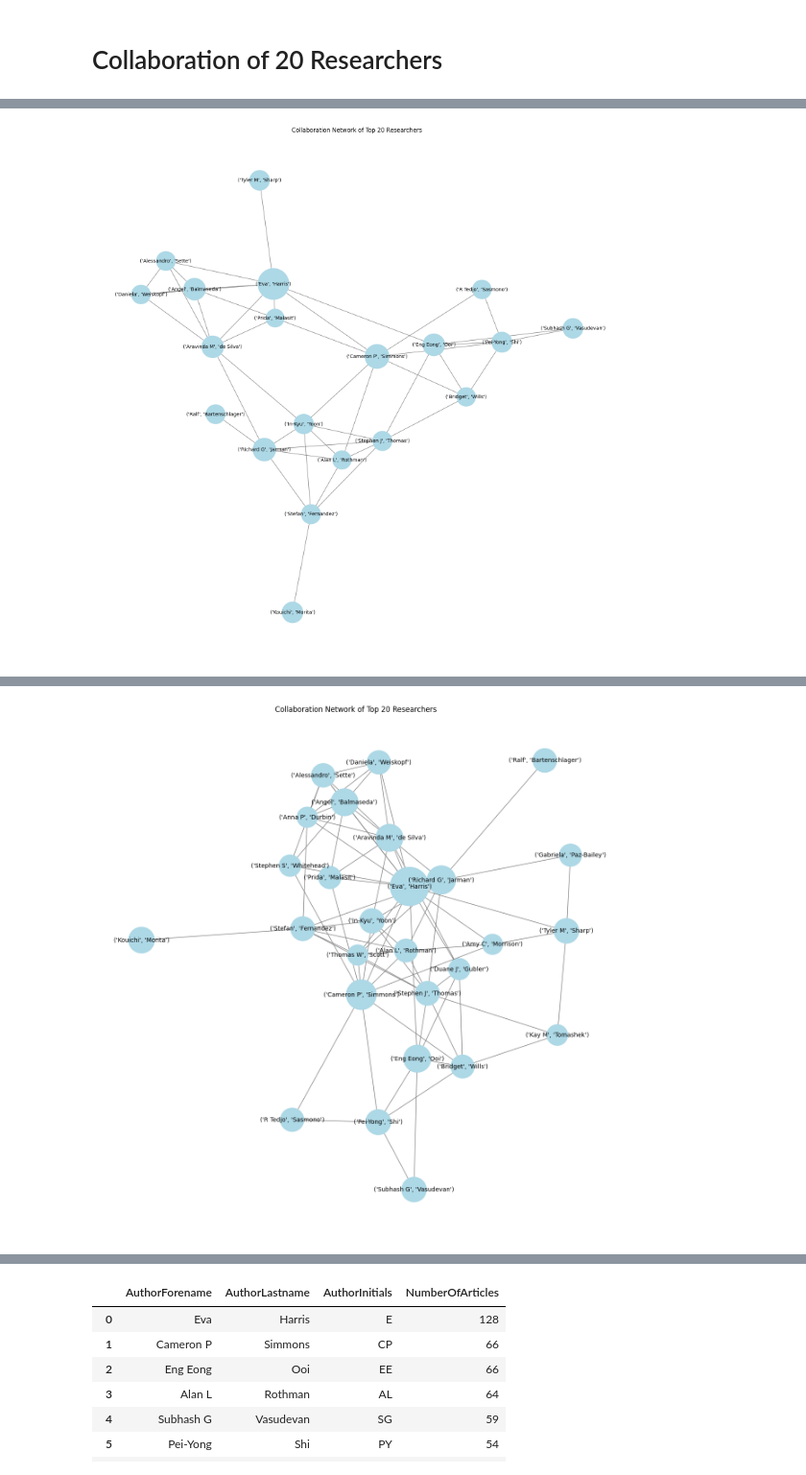
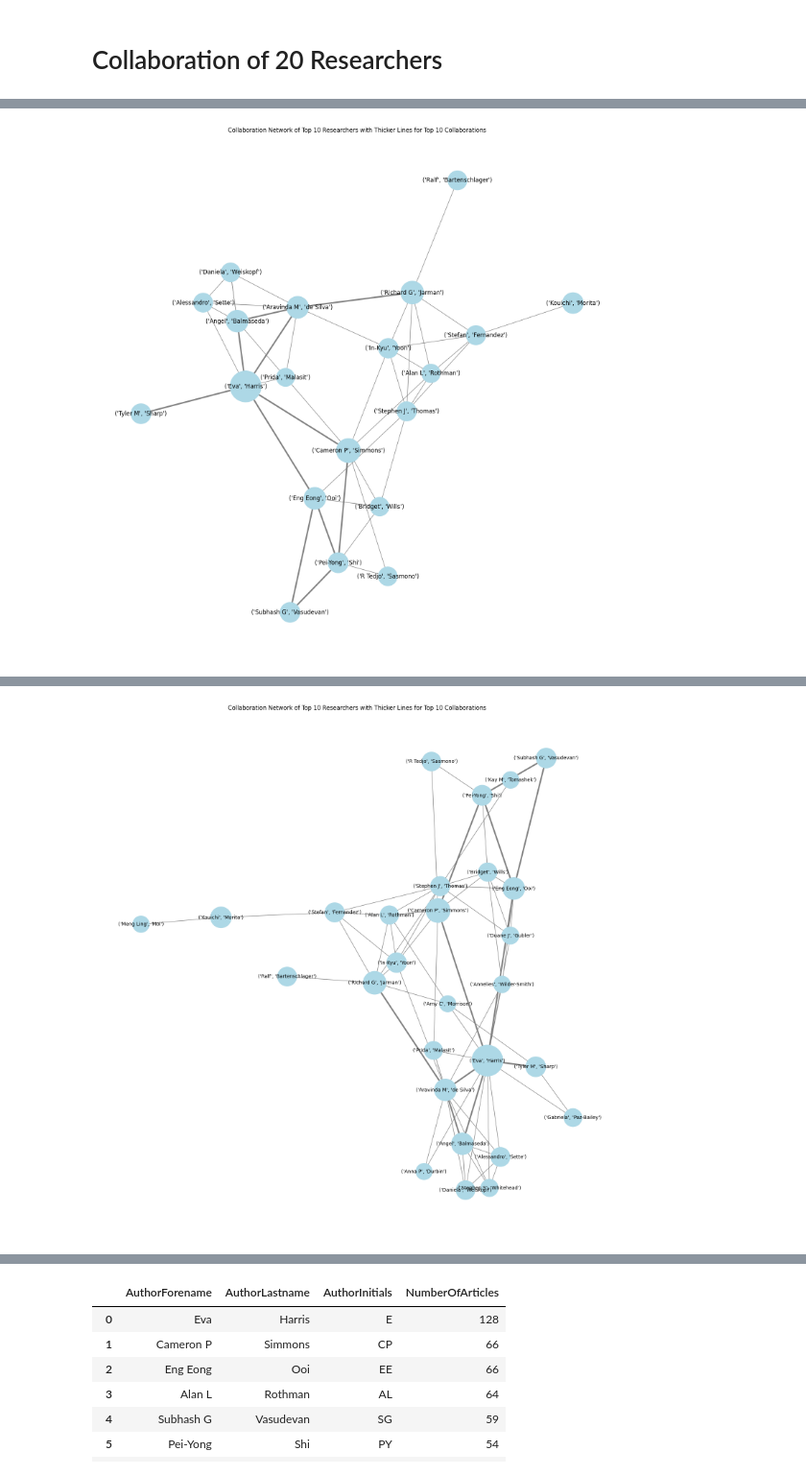
Before and after one commit to gnc506/Skills_Assessment, a Jupyter notebook: Skill_Assessment_2_Tabassum.ipynb, the cells around one changed output, grey strips where cells are left out. Shown at 96% size. Drawn from its saved outputs; the diff is of its cells as text; code cells hidden in the pictures.

```diff
--- a/Skill_Assessment_2_Tabassum.ipynb
+++ b/Skill_Assessment_2_Tabassum.ipynb
@@ -105,8 +105,8 @@ author_collaboration_counts = defaultdict(int)
 # %%
-for _, paper in authors_data.groupby('PMID'):
+'''for _, paper in authors_data.groupby('PMID'):
     authors = paper['AuthorLastname'].tolist()
     for author in authors:
-        author_collaboration_counts[author] += len(authors) - 1  # Counting collaborations for each author
+        author_collaboration_counts[author] += len(authors) - 1  # Counting collaborations for each author'''
 # %%
 
 # Sorting authors by their number of collaborations
@@ -114,15 +114,15 @@ sorted_authors = sorted(author_collaboration_counts.items(), key=lambda x: x[1],
 # %%
 # Selecting the top 10 authors
-top_5_authors = sorted_authors[:5]
-top_5_authors_names = [author[0] for author in top_5_authors]
+'''top_5_authors = sorted_authors[:5]
+top_5_authors_names = [author[0] for author in top_5_authors]'''
 # %%
 # Creating a network graph for the top 10 authors
-G_top_5 = nx.Graph()
+'''G_top_5 = nx.Graph()
 
 for _, paper in authors_data.groupby('PMID'):
     authors = [author for author in paper['AuthorLastname'].tolist() if author in top_5_authors_names]
     for i in range(len(authors)):
         for j in range(i + 1, len(authors)):
-            G_top_5.add_edge(authors[i], authors[j])
+            G_top_5.add_edge(authors[i], authors[j])'''
 # %%
 # Drawing the network graph
@@ -375,13 +334,17 @@ node_sizes = [researcher_collaboration_count[researcher]*5 for researcher in top
 # Positioning the graph using spring layout for better visibility
 #pos = nx.spring_layout(G, k=0.5, iterations=1)
 
-# Visualizing the top 20 researchers' collaboration subgraph with node sizes
+# Identifying the top 10 researchers
+top_10_researchers = sorted(researcher_collaboration_count.items(), key=lambda x: x[1], reverse=True)[:10]
+top_10_researchers_list = [item[0] for item in top_10_researchers]
+
+# Visualizing the collaboration network of the top 10 researchers with thicker lines for their collaborations
 plt.figure(figsize=(15, 15))
-nx.draw(top_20_researchers_subgraph,  with_labels=True, node_size=node_sizes, font_size=10, node_color="lightblue", width=[(G[u][v]['weight']/50) for u, v in G.edges()], edge_color="gray")
-plt.title("Collaboration Network of Top 20 Researchers")
-plt.savefig("top20.png")
+nx.draw(top_20_researchers_subgraph, with_labels=True, node_size=node_sizes, font_size=12, node_color="lightblue", width=[3 if (u in top_10_researchers_list and v in top_10_researchers_list) else 1 for u, v in top_20_researchers_subgraph.edges()], edge_color="gray")
+plt.title("Collaboration Network of Top 10 Researchers with Thicker Lines for Top 10 Collaborations")
+plt.savefig("top2010.png")
 plt.show()
 # %% [output]
-[figure, old version]
+[figure, new version]
 # %%
 # Identifying the top 30 researchers
@@ -406,28 +370,40 @@ top_30_researchers
  (('Anna P', 'Durbin'), 234),
  (('Amy C', 'Morrison'), 233),
  (('Yen-Hsu', 'Chen'), 232)]
+# %%
+# Creating a subgraph with these top 20 researchers
+top_30_researchers_subgraph = nx.Graph()
+for authors in pmid_authors_map.values():
+     for author_pair in combinations(authors, 2):
+          if author_pair[0] in top_20_researchers_list and author_pair[1] in top_30_researchers_list:
+              top_30 = top_30_researchers_subgraph.add_edge(*author_pair)
 # %%
 
-# Creating a subgraph with these top 20 researchers
-top_30_researchers_subgraph = nx.Graph()
-for authors in pmid_authors_map.values():
-     for author_pair in combinations(authors, 2):
-          if author_pair[0] in top_20_researchers_list and author_pair[1] in top_30_researchers_list:
-              top_30_researchers_subgraph.add_edge(*author_pair)
+
 
 # Creating a network graph for the top collaborations
 G = nx.Graph()
 # Preparing node sizes based on the number of collaborations
 node_sizes = [researcher_collaboration_count[researcher]*5 for researcher in top_30_researchers_subgraph.nodes]
 
 # Positioning the graph using spring layout for better visibility
 pos = nx.spring_layout(G, k=0.5, iterations=1)
-
+'''
 # Visualizing the top 20 researchers' collaboration subgraph with node sizes
 plt.figure(figsize=(12, 12))
 nx.draw(top_30_researchers_subgraph, with_labels=True, node_size=node_sizes, font_size=10, node_color="lightblue", width=[(G[u][v]['weight']/50) for u, v in G.edges()], edge_color="gray")
 plt.title("Collaboration Network of Top 30 Researchers")
 plt.savefig("top20.png")
+plt.show()'''
+# Identifying the top 10 researchers
+top_10_researchers = sorted(researcher_collaboration_count.items(), key=lambda x: x[1], reverse=True)[:10]
+top_10_researchers_list = [item[0] for item in top_10_researchers]
+
+# Visualizing the collaboration network of the top 10 researchers with thicker lines for their collaborations
+plt.figure(figsize=(15, 15))
+nx.draw(top_30_researchers_subgraph, with_labels=True, node_size=node_sizes, font_size=10, node_color="lightblue", width=[3 if (u in top_10_researchers_list and v in top_10_researchers_list) else 1 for u, v in top_30_researchers_subgraph.edges()], edge_color="gray")
+plt.title("Collaboration Network of Top 10 Researchers with Thicker Lines for Top 10 Collaborations")
+plt.savefig("top3010.png")
 plt.show()
 # %% [output]
-[figure, old version]
+[figure, new version]
```
Also changed, not shown: parts of 32 cells of this notebook.
